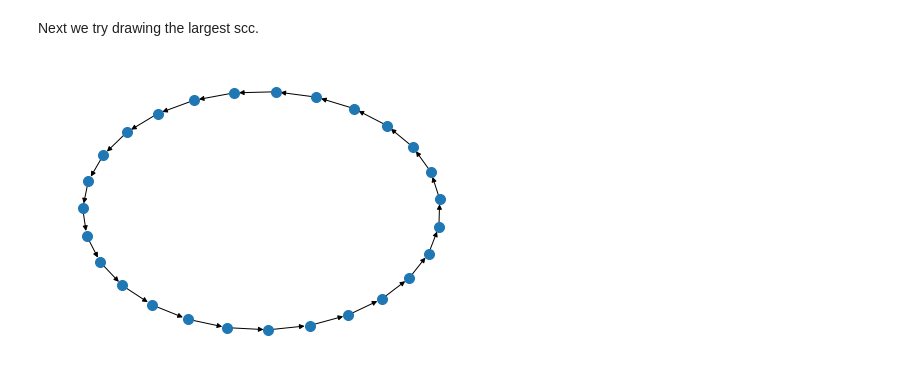
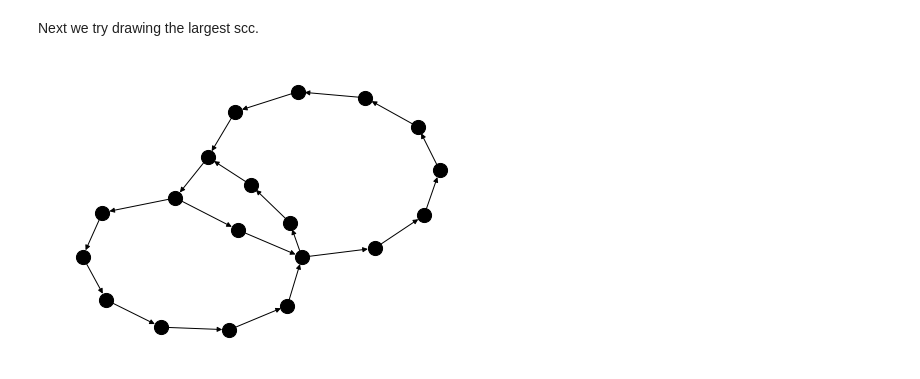
Before and after one commit to zhenengxie/directed_configuration_model, a Jupyter notebook: Directed Configuration Model Simulation.ipynb, the cells around one changed output. Cells and saved outputs as stored; diff of their text form; code cells hidden in the pictures.

```diff
--- a/Directed Configuration Model Simulation.ipynb
+++ b/Directed Configuration Model Simulation.ipynb
@@ -39,14 +39,14 @@ def sample_degree_sequence(in_out_degrees, n, kappa = 1/2, delta = 1/10, require
 
     while repeat_till_graphical:
 
-        almost_balanced = False
+        unbalanced = True
 
-        while not almost_balanced:
+        while unbalanced:
             in_degrees, out_degrees = in_out_degrees(n)
 
             degree_difference = np.sum(in_degrees - out_degrees)
 
-            almost_balanced = (np.abs(degree_difference) <= np.power(n, 1 - kappa + delta))
+            unbalanced = (np.abs(degree_difference) > np.power(n, 1 - kappa + delta))
 
         fill_indices = np.random.choice(n, np.abs(degree_difference), replace=False)
 
@@ -214,17 +226,22 @@ Next we try drawing the largest scc.
 # %%
 # parameters
 
-n = 100000
-corr = -0.8
+n = 10000
+corr = -0.9
+
+drawing_parameters = {
+    "node_size": 200,
+    "node_color": "black"
+}
 
 # sampling directed configuration model
 in_degrees, out_degrees = sample_degree_sequence(lambda n: poisson_degrees(n, corr), n)
 G = nx.directed_configuration_model(in_degrees, out_degrees)
 
 # finding the largest scc
 largest_scc_vertices = max(nx.strongly_connected_components(G), key = len)
 largest_scc = G.subgraph(largest_scc_vertices)
 
-nx.draw_kamada_kawai(largest_scc, node_size=100)
+nx.draw_kamada_kawai(largest_scc, **drawing_parameters)
 # %% [output]
-[figure, old version]
+[figure, new version]
```
Also changed, not shown: parts of 4 cells of this notebook.
